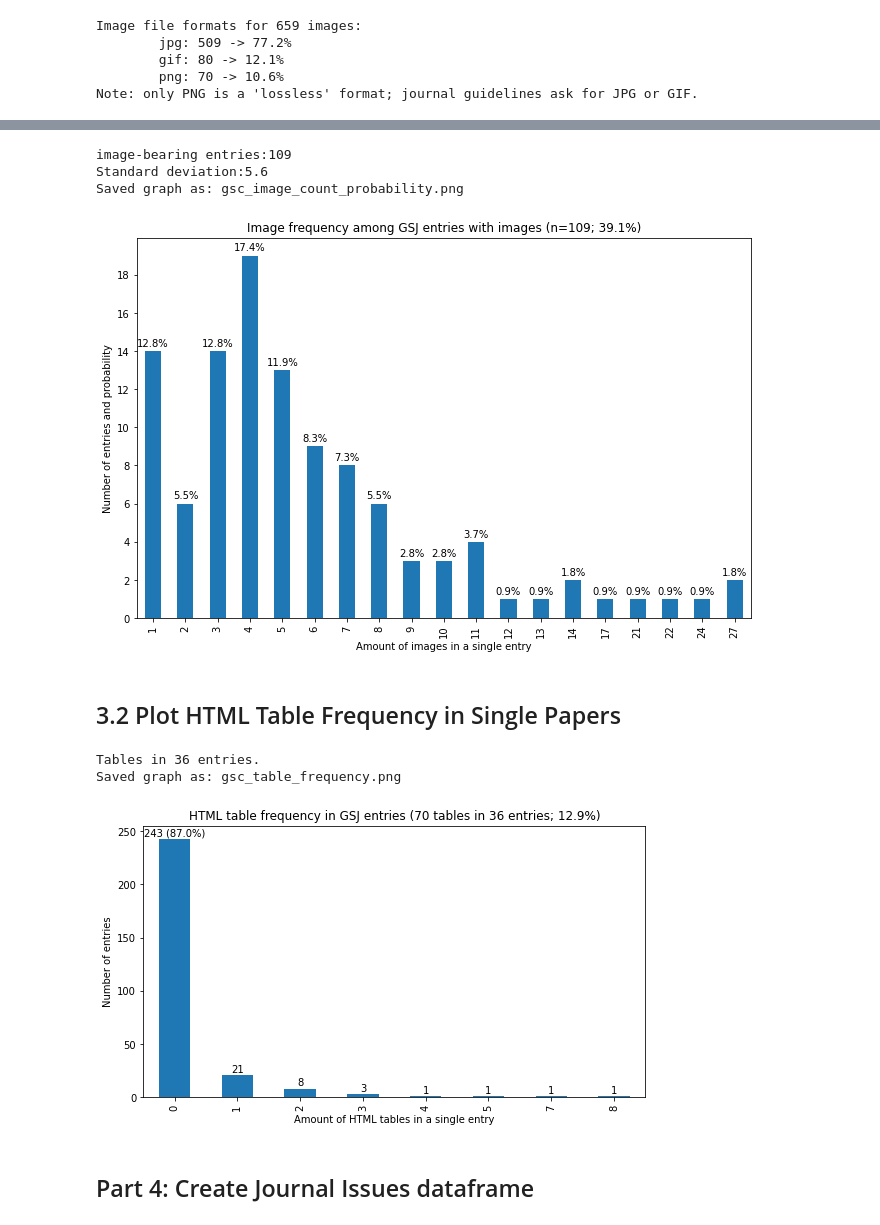
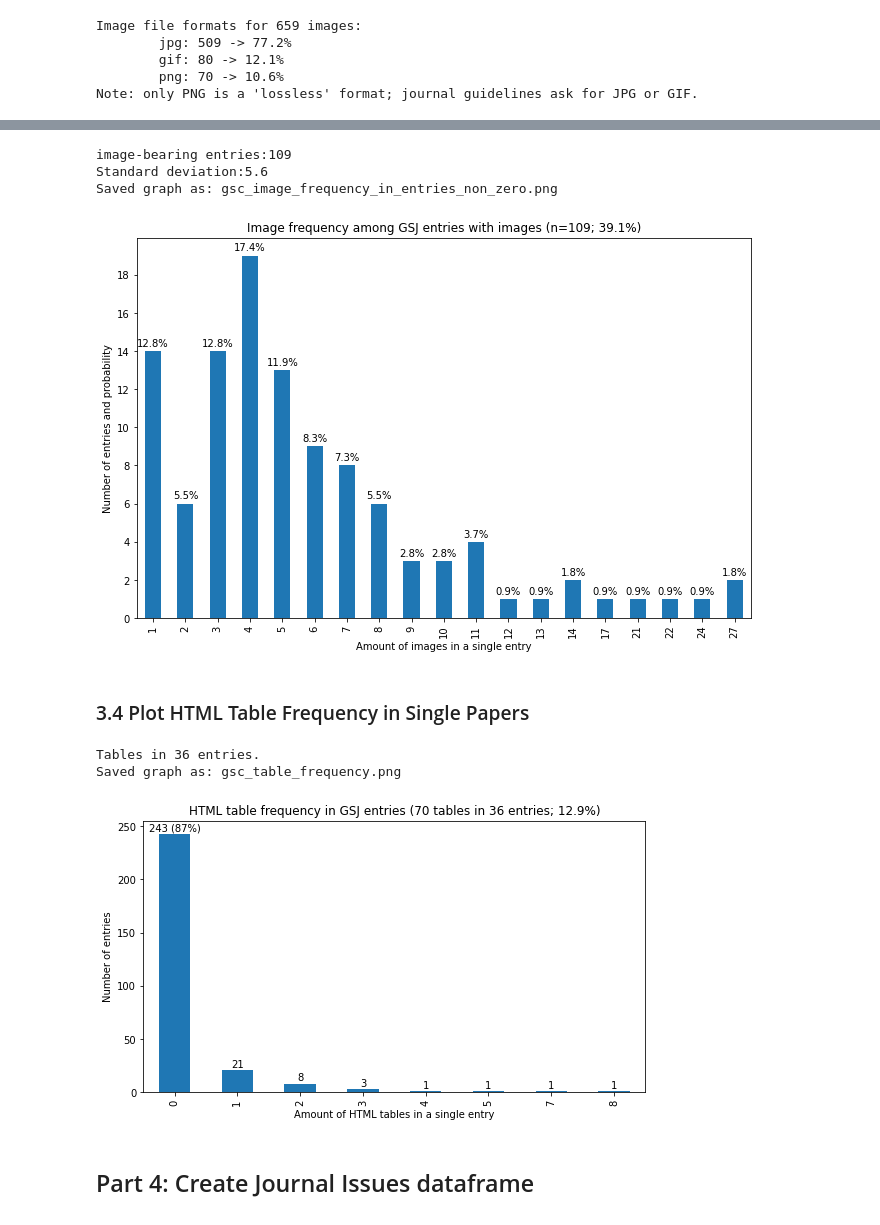
Before and after one commit to cmiltiadis/other-than-text, a Jupyter notebook: IPYNB - Game Studies Journal Scraper (v1).ipynb, the cells around one changed output, grey strips where cells are left out. Saved outputs shown, nothing was run; the diff lists cells and outputs as text; code cells hidden in the pictures.

```diff
--- a/IPYNB - Game Studies Journal Scraper (v0.2).ipynb
+++ b/IPYNB - Game Studies Journal Scraper (v1).ipynb
@@ -591,7 +618,7 @@ for i in range(0, len(graph.patches)):
 
 #save plot
 if savePlots==True:
-    filename= 'gsc_image_frequency.png'
+    filename= 'gsc_image_frequency_in_entries.png'
     graph.get_figure().savefig(os.path.join(dataExportFolder,filename), bbox_inches = 'tight', dpi=300)
     print("Saved graph as: " + filename)
 # %% [output]
@@ -617,8 +644,6 @@ graph= byImgCount_exclZero.plot(kind='bar',
                                 figsize=(11,7),
                                 yticks= range(0,20)[::2])
 
-# graph.xticks([0::20])
-
 #annotate bars with values
 #True for adding Percentage, False for just count
 for p in graph.patches:
@@ -631,16 +656,16 @@ for p in graph.patches:
 
 #save plot
 if savePlots==True:
-    filename= 'gsc_image_count_probability.png'
+    filename= 'gsc_image_frequency_in_entries_non_zero.png'
     graph.get_figure().savefig(os.path.join(dataExportFolder,filename), bbox_inches = 'tight', dpi=300)
     print("Saved graph as: " + filename)
 # %% [output]
 image-bearing entries:109
 Standard deviation:5.6
-Saved graph as: gsc_image_count_probability.png
+Saved graph as: gsc_image_frequency_in_entries_non_zero.png
 [figure]
 # %% [markdown]
-## 3.2 Plot HTML Table Frequency in Single Papers
+### 3.4 Plot HTML Table Frequency in Single Papers
 # %%
 # Plot frequency of Tables in papers
 byTableCount=edf.sort_values(by=['tableCount'])
@@ -653,35 +678,35 @@ byTableCount= byTableCount['tableCount'].value_counts(sort=False)#, normalize=Tr
 byTableCount_exclZero= byTableCount.drop(0)
 nTableBaringEntries=byTableCount_exclZero.sum()
 tableEntryPerc= np.round(nTableBaringEntries/nEntries*100., decimals=1)
 print("Tables in "+ str(nTableBaringEntries)+" entries.")
 
 #plot
 gtitle="HTML table frequency in GSJ entries ("+str(nTables)+" tables in "+str(nTableBaringEntries)+" entries; "+str(tableEntryPerc)+"%)"
 graph=tableCountPlot= byTableCount.plot(kind='bar',
                                         title=gtitle,
                                         xlabel="Amount of HTML tables in a single entry", ylabel='Number of entries',
                                         figsize=(9,5))
 
 #annotate bars with values, add percentage to first bar
 for i in range(0, len(graph.patches)):
     p =graph.patches[i]
     label= p.get_height()
     if i==0: #get percentage for first one
         perc= np.round(label/nEntries*100.)
-        label =str(label) +" ("+str(perc)+"%)"
+        label =str(label) +" ("+str(round(perc))+"%)"
     graph.annotate(label,
                    (p.get_x()+p.get_width()/2., p.get_height()),ha='center',
                    va='center',xytext=(0, 6),textcoords='offset points')
 
 #save plot
 if savePlots==True:
     filename='gsc_table_frequency.png'
     graph.get_figure().savefig(os.path.join(dataExportFolder,filename), bbox_inches = 'tight', dpi=300)
     print("Saved graph as: " + filename)
 # %% [output]
 Tables in 36 entries.
 Saved graph as: gsc_table_frequency.png
-[figure, old version]
+[figure, new version]
 # %% [markdown]
 ## Part 4: Create Journal Issues dataframe
 # %%
```
Also changed, not shown: parts of 28 cells of this notebook, 10 other files.
